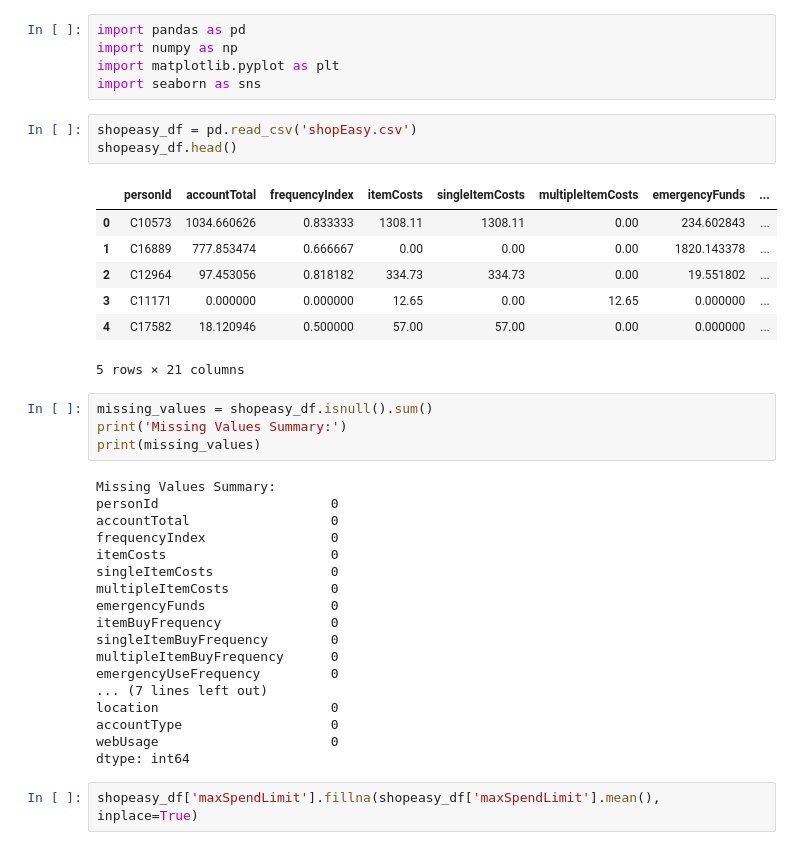
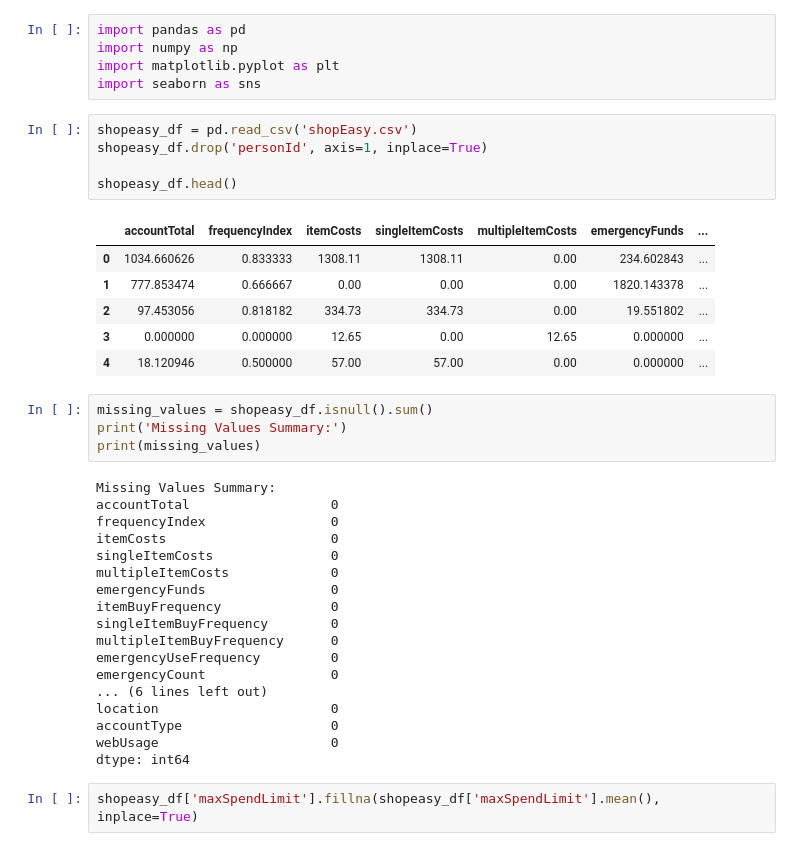
Before and after one commit to MattiaCervelli/AI-ML_project.shopEasy_283791, a Jupyter notebook: main.ipynb, the cells around one changed output. Cells and saved outputs as stored; diff of their text form.

```diff
--- a/main.ipynb
+++ b/main.ipynb
@@ -5,22 +5,22 @@ import matplotlib.pyplot as plt
 import seaborn as sns
 # %%
 shopeasy_df = pd.read_csv('shopEasy.csv')
+shopeasy_df.drop('personId', axis=1, inplace=True)
+
 shopeasy_df.head()
 # %% [output]
-|  | personId | accountTotal | frequencyIndex | itemCosts | singleItemCosts | multipleItemCosts | emergencyFunds | ... |
-| 0 | C10573 | 1034.660626 | 0.833333 | 1308.11 | 1308.11 | 0.00 | 234.602843 | ... |
-| 1 | C16889 | 777.853474 | 0.666667 | 0.00 | 0.00 | 0.00 | 1820.143378 | ... |
-| 2 | C12964 | 97.453056 | 0.818182 | 334.73 | 334.73 | 0.00 | 19.551802 | ... |
-| 3 | C11171 | 0.000000 | 0.000000 | 12.65 | 0.00 | 12.65 | 0.000000 | ... |
-| 4 | C17582 | 18.120946 | 0.500000 | 57.00 | 57.00 | 0.00 | 0.000000 | ... |
+|  | accountTotal | frequencyIndex | itemCosts | singleItemCosts | multipleItemCosts | emergencyFunds | ... |
+| 0 | 1034.660626 | 0.833333 | 1308.11 | 1308.11 | 0.00 | 234.602843 | ... |
+| 1 | 777.853474 | 0.666667 | 0.00 | 0.00 | 0.00 | 1820.143378 | ... |
+| 2 | 97.453056 | 0.818182 | 334.73 | 334.73 | 0.00 | 19.551802 | ... |
+| 3 | 0.000000 | 0.000000 | 12.65 | 0.00 | 12.65 | 0.000000 | ... |
+| 4 | 18.120946 | 0.500000 | 57.00 | 57.00 | 0.00 | 0.000000 | ... |
-5 rows × 21 columns
 # %%
 missing_values = shopeasy_df.isnull().sum()
 print('Missing Values Summary:')
 print(missing_values)
 # %% [output]
 Missing Values Summary:
-personId                      0
 accountTotal                  0
 frequencyIndex                0
 itemCosts                     0
@@ -31,7 +31,8 @@ itemBuyFrequency              0
 singleItemBuyFrequency        0
 multipleItemBuyFrequency      0
 emergencyUseFrequency         0
-... (7 lines left out)
+emergencyCount                0
+... (6 lines left out)
 location                      0
 accountType                   0
 webUsage                      0
```
Also changed, not shown: parts of 2 cells of this notebook.
